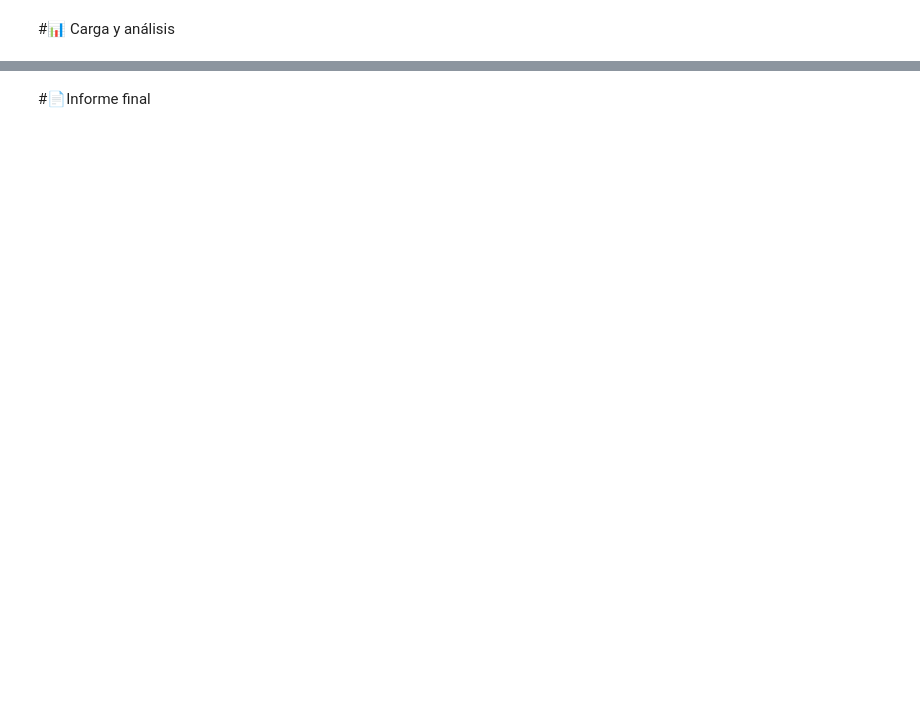
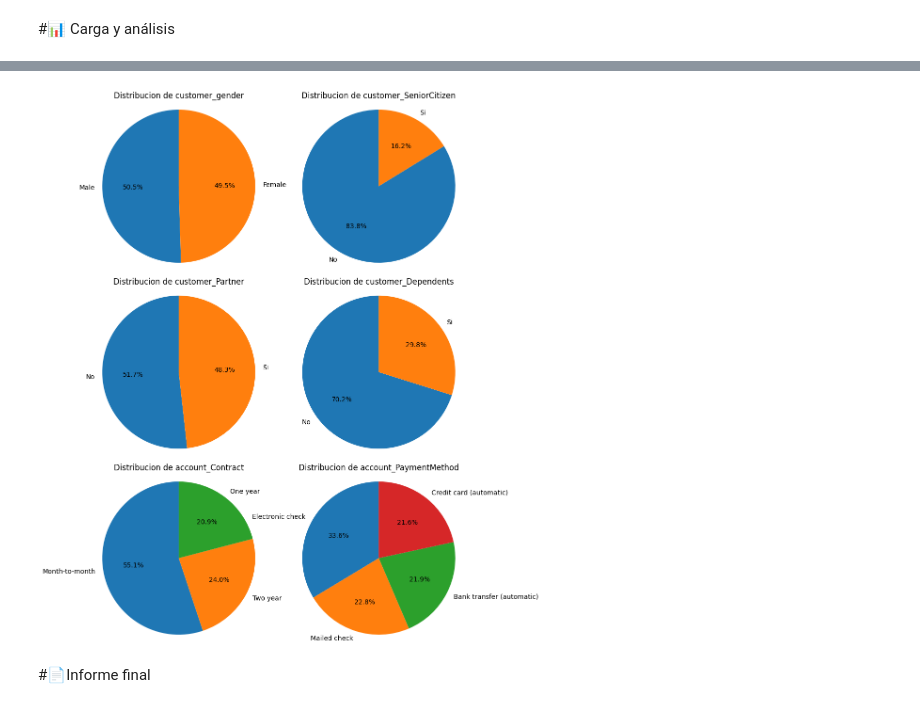
Before and after one commit to Emmanuel2000x/TelecomX, a Jupyter notebook: TelecomX_LATAM.ipynb, the cells around one changed output, grey strips where cells are left out. Cells and saved outputs as stored; diff of their text form; code cells hidden in the pictures; blank space fills up the shorter version.

```diff
--- a/TelecomX_LATAM.ipynb
+++ b/TelecomX_LATAM.ipynb
@@ -307,2 +321,32 @@ dtype: object
+# %%
+def categories_chart(df,categories:list):
+    n = len(categories)
+    cols = 2  # Numero de graficos por fila
+    rows = int((n+1)// cols)
+
+    fig, axs = plt.subplots(rows, cols, figsize=(cols * 5, rows * 4))
+    axs = axs.flatten()  # Se cambia a 1D para cambiar mas facil de grafica
+
+    for i, col in enumerate(categories):
+        counts = df[col].value_counts()
+        labels = ['Si' if val == 1 else 'No' if val == 0
+                  else str(val) for val in counts.index]
+        axs[i].pie(counts, labels=labels, autopct='%1.1f%%', startangle=90)
+        axs[i].set_title(f"Distribucion de {col}")
+        axs[i].axis('equal')
+
+    # Borra el espacio no usado
+    for j in range(i+1, len(axs)):
+        fig.delaxes(axs[j])
+
+    plt.tight_layout()
+    plt.show()
+# %%
+categories_var = ['customer_gender', 'customer_SeniorCitizen', 'customer_Partner',
+                'customer_Dependents', 'account_Contract', 'account_PaymentMethod']
+
+categories_chart(mod_DF,categories_var)
+# %% [output]
+[figure, added]
 # %% [markdown]
 #📄Informe final
```
Also changed, not shown: parts of 12 cells of this notebook.
